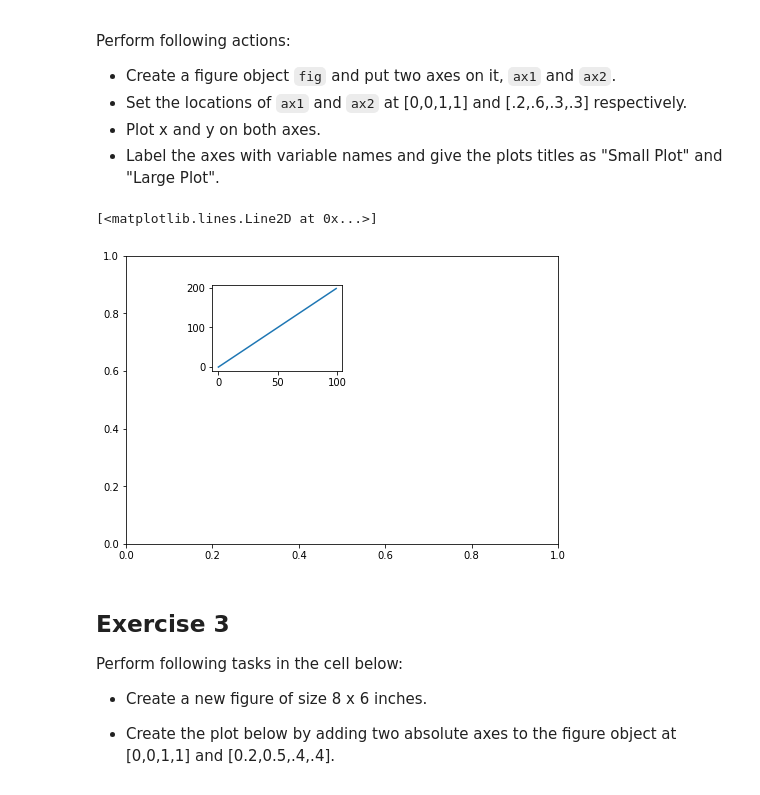
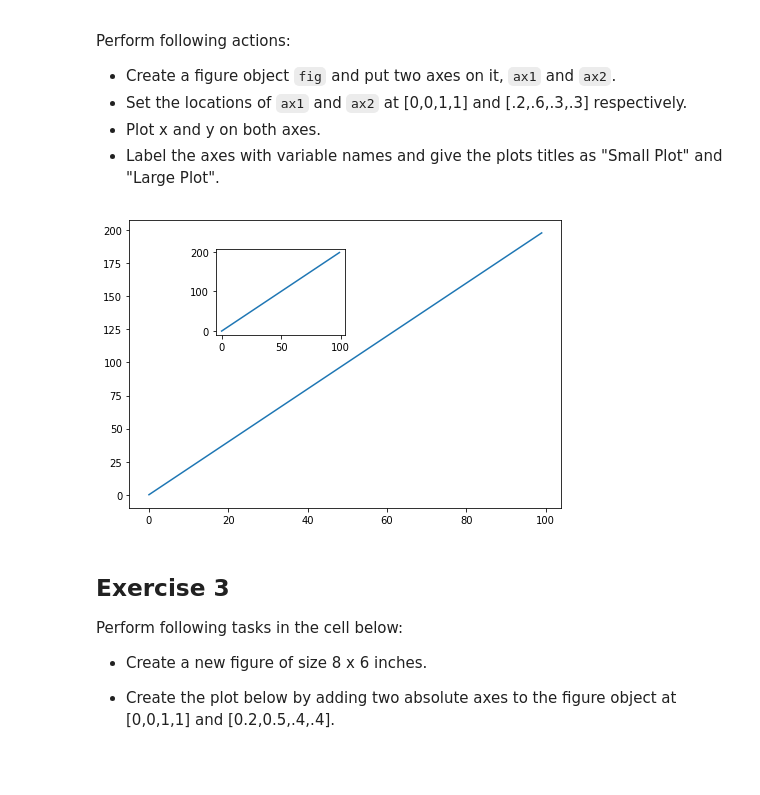
Before and after one commit to Voxoff/dsc-1-03-13-customizing-visualizations-with-matplotlib-lab-staff, a Jupyter notebook: index.ipynb, the cells around one changed output. Cells and saved outputs as stored; diff of their text form; code cells hidden in the pictures.

```diff
--- a/index.ipynb
+++ b/index.ipynb
@@ -82,13 +82,12 @@ Perform following actions:
 # %%
 fig = plt.figure()
 ax1 = fig.add_axes([0,0,1,1])
 ax2 = fig.add_axes([.2,.6,.3,.3])
 ax1.plot(x,y)
 ax2.plot(x,y)
-p
+plt.show()
 # %% [output]
-[<matplotlib.lines.Line2D at 0x...>]
-[figure, old version]
+[figure, new version]
 # %% [markdown]
 ## Exercise 3
 
```
